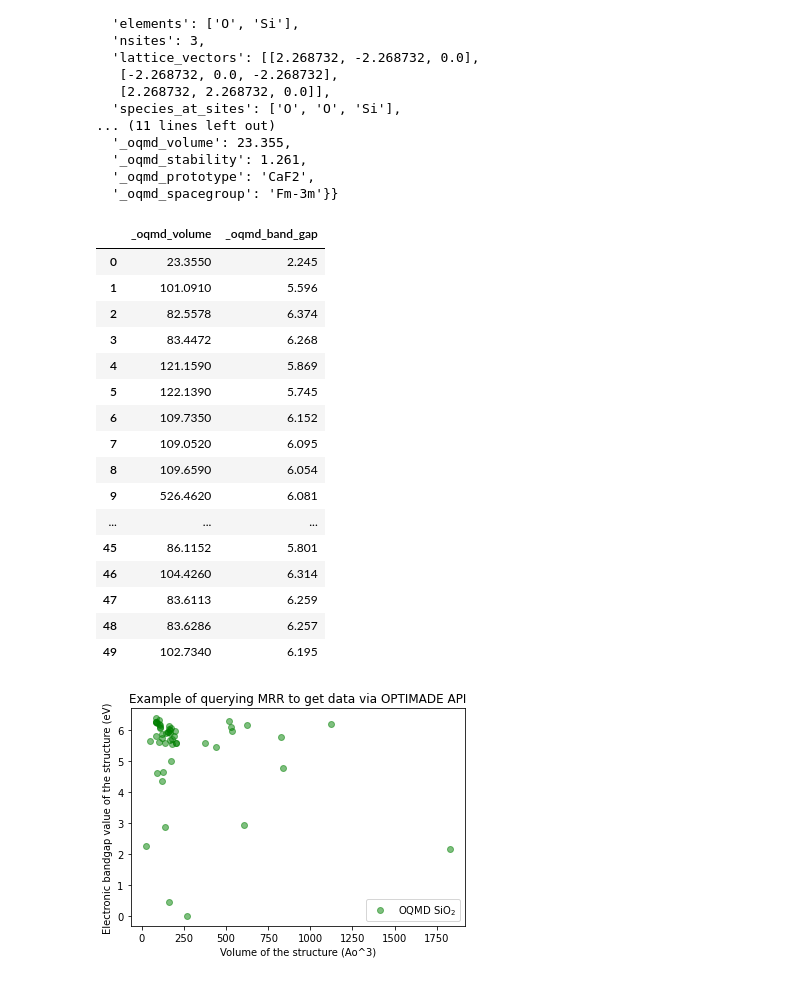
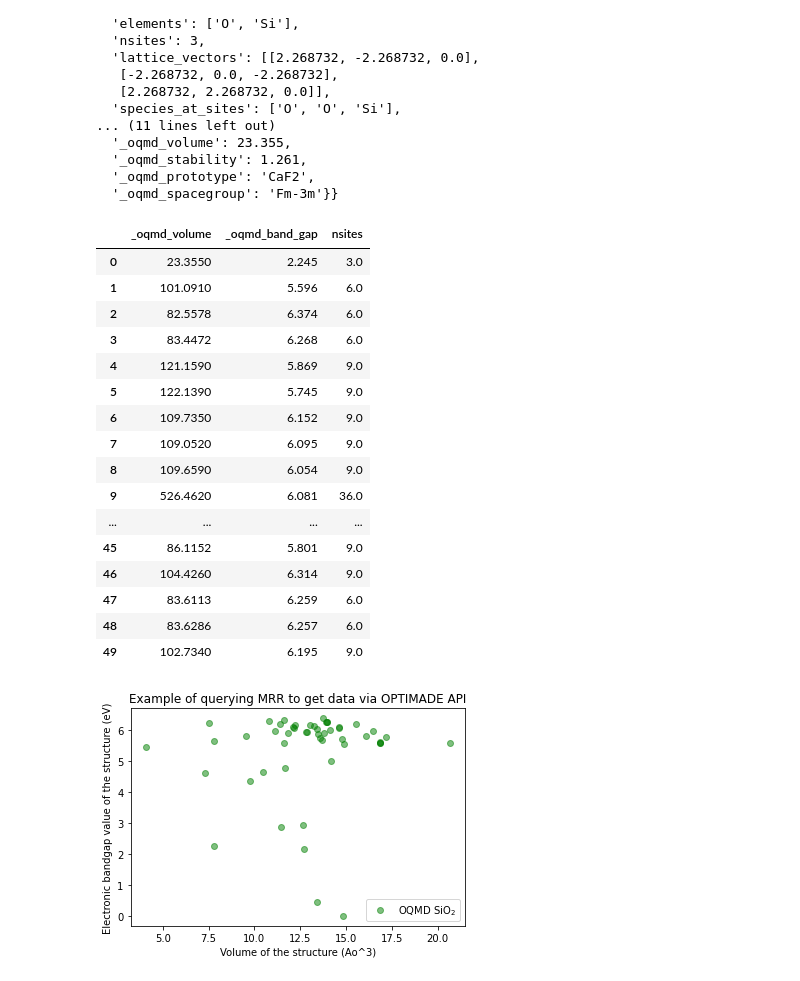
Before and after one commit to usnistgov/nmrr-optimade-demo, a Jupyter notebook: mrr_optimade_oqmd_query_demo.ipynb, the cells around one changed output. Saved outputs shown, nothing was run; the diff lists cells and outputs as text; code cells hidden in the pictures.

Commit message:
Normalise volume by nsites

```diff
--- a/mrr_optimade_oqmd_query_demo.ipynb
+++ b/mrr_optimade_oqmd_query_demo.ipynb
@@ -118,51 +118,52 @@ oqmd_fields_dict = {field: structure_info["data"]["properties"][field] for field
 df = pd.DataFrame(columns=['_oqmd_volume', '_oqmd_band_gap'])
 
 for i in range(0,len(results_json["data"])):
-    vol = results_json["data"][i].get('attributes').get('_oqmd_volume')
-    band_gap = results_json["data"][i].get('attributes').get('_oqmd_band_gap')
+    vol = results_json["data"][i].get('attributes', {}).get('_oqmd_volume')
+    band_gap = results_json["data"][i].get('attributes', {}).get('_oqmd_band_gap')
+    nsites = results_json["data"][i].get("attributes", {}).get("nsites")
     #print(vol, band_gap)
     # append to dataframe...
-    df = df.append({'_oqmd_volume': vol,'_oqmd_band_gap': band_gap}, ignore_index=True)
+    df = df.append({'_oqmd_volume': vol,'_oqmd_band_gap': band_gap, "nsites": nsites}, ignore_index=True)
 
 df
 # %% [output]
-|  | _oqmd_volume | _oqmd_band_gap |
-| 0 | 23.3550 | 2.245 |
-| 1 | 101.0910 | 5.596 |
-| 2 | 82.5578 | 6.374 |
-| 3 | 83.4472 | 6.268 |
-| 4 | 121.1590 | 5.869 |
-| 5 | 122.1390 | 5.745 |
-| 6 | 109.7350 | 6.152 |
-| 7 | 109.0520 | 6.095 |
-| 8 | 109.6590 | 6.054 |
-| 9 | 526.4620 | 6.081 |
-| ... | ... | ... |
-| 45 | 86.1152 | 5.801 |
-| 46 | 104.4260 | 6.314 |
-| 47 | 83.6113 | 6.259 |
-| 48 | 83.6286 | 6.257 |
-| 49 | 102.7340 | 6.195 |
+|  | _oqmd_volume | _oqmd_band_gap | nsites |
+| 0 | 23.3550 | 2.245 | 3.0 |
+| 1 | 101.0910 | 5.596 | 6.0 |
+| 2 | 82.5578 | 6.374 | 6.0 |
+| 3 | 83.4472 | 6.268 | 6.0 |
+| 4 | 121.1590 | 5.869 | 9.0 |
+| 5 | 122.1390 | 5.745 | 9.0 |
+| 6 | 109.7350 | 6.152 | 9.0 |
+| 7 | 109.0520 | 6.095 | 9.0 |
+| 8 | 109.6590 | 6.054 | 9.0 |
+| 9 | 526.4620 | 6.081 | 36.0 |
+| ... | ... | ... | ... |
+| 45 | 86.1152 | 5.801 | 9.0 |
+| 46 | 104.4260 | 6.314 | 9.0 |
+| 47 | 83.6113 | 6.259 | 6.0 |
+| 48 | 83.6286 | 6.257 | 6.0 |
+| 49 | 102.7340 | 6.195 | 9.0 |
 # %%
 # plot returned data.
 import matplotlib.pyplot as plt
 import numpy as np
 fig, ax = plt.subplots()
 x_field = "_oqmd_volume"
 y_field = "_oqmd_band_gap"
 ax.scatter(
-       df["_oqmd_volume"],
+       df["_oqmd_volume"] / df["nsites"],
        df["_oqmd_band_gap"], \
        c="g", alpha=0.5, label=f'{database_info["meta"]["provider"]["name"]} SiO$_2$')
 
 x_desc, x_unit = oqmd_fields_dict[x_field]["description"], oqmd_fields_dict[x_field]["unit"]
-y_desc, y_unit = oqmd_fields_dict[y_field]["description"], oqmd_fields_dict[y_field]["unit"]
+y_desc, y_unit = oqmd_fields_dict[y_field]["description"], oqmd_fields_dict[y_field]["unit"] + "/atom"
 
 ax.set(
        xlabel=f"{x_desc} ({x_unit})",
        ylabel=f"{y_desc} ({y_unit})",
        title='Example of querying MRR to get data via OPTIMADE API')
 plt.legend(loc='lower right')
 plt.show()
 # %% [output]
-[figure, old version]
+[figure, new version]
```
